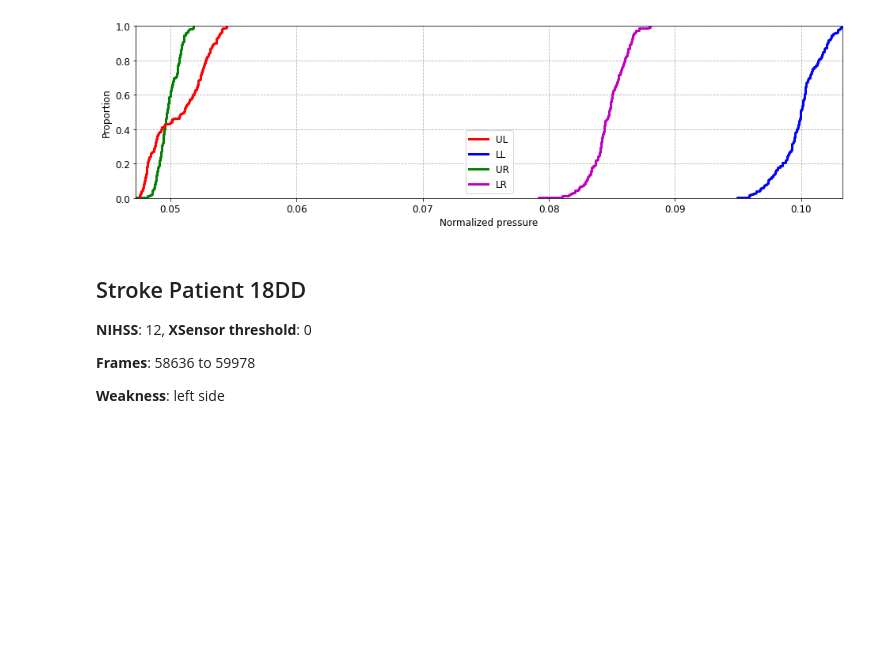
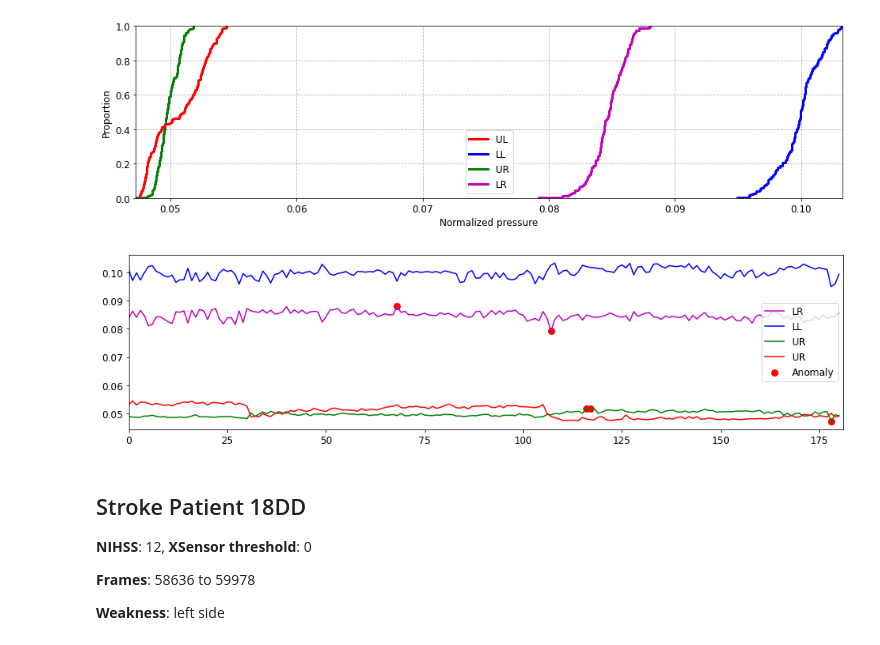
Before and after one commit to helderc/pressure-data-eda, a Jupyter notebook: image-analysis v03.ipynb, the cells around one changed output. Saved outputs shown, nothing was run; the diff lists cells and outputs as text; code cells hidden in the pictures; blank space fills up the shorter version.

```diff
--- a/image-analysis v03.ipynb
+++ b/image-analysis v03.ipynb
@@ -403,7 +437,7 @@ ut.plot_img_marks(img_frame, dots_v=pts_vert, dots_h=pts_horiz)
 #left_means = ut.rolling_window(left_means, 8)
 #prs_mean = ut.rolling_window(prs_mean, 8)
 
-means_dict = ut.quadrant_analysis(press_data, pts_dict, dataset='XSensor')
+means_dict = ut.quadrant_analysis(press_data, pts_dict, dataset='XSensor', func=np.mean)
 # %% [output]
 Quadrant analysis...
 # %%
@@ -441,6 +475,10 @@ ut.plot_ecdf(means_dict, xlabel='Normalized pressure')
 plt.savefig('figs/xsensor_p11nd_prs_ecdf.png', bbox_inches='tight')
 # %% [output]
 [figure]
+# %%
+ut.anomaly_detection(means_dict, contamination=1e-2)
+# %% [output]
+[figure, added]
 # %% [markdown]
 ## Stroke Patient 18DD
 
```
Also changed, not shown: parts of 29 cells of this notebook, 1 other file.
